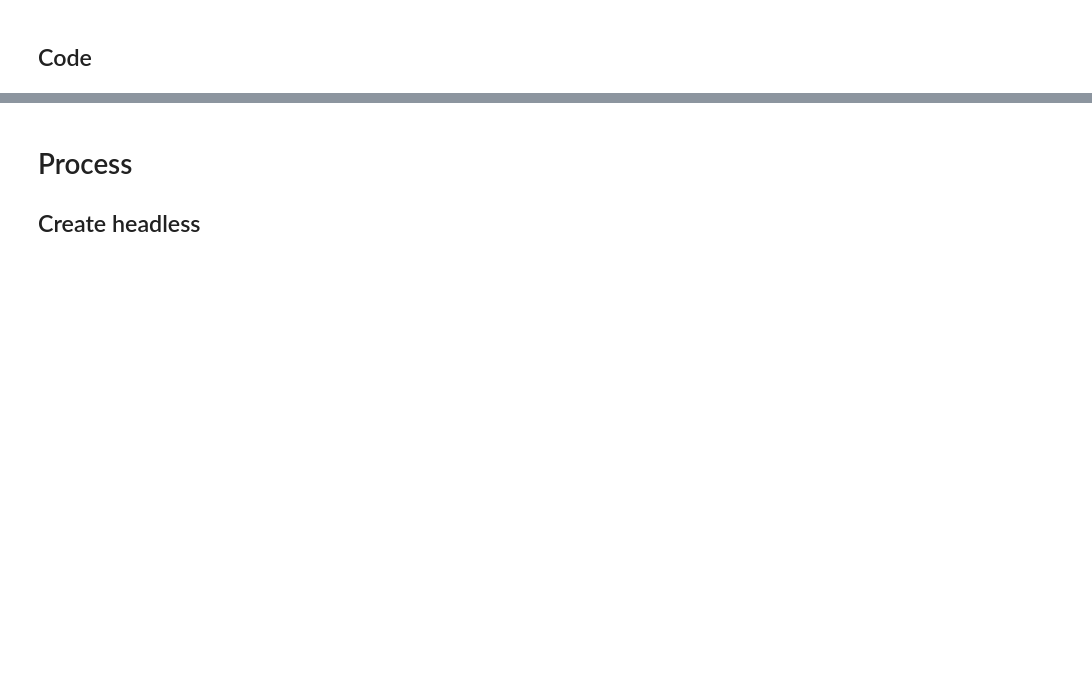
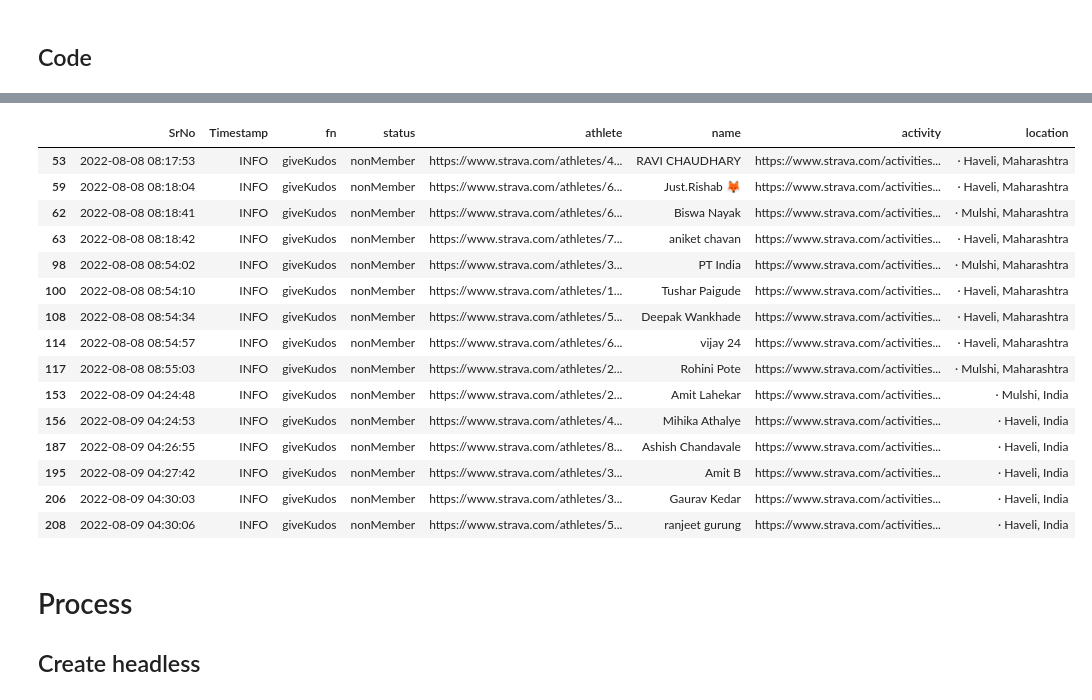
Before and after one commit to avinashmane/colab, a Jupyter notebook: strava_mileage_challenge.ipynb, the cells around one changed output, grey strips where cells are left out. Saved outputs shown, nothing was run; the diff lists cells and outputs as text; code cells hidden in the pictures; blank space fills up the shorter version.

Commit message:
Strava liker done...rest WIP

```diff
--- a/strava_mileage_challenge.ipynb
+++ b/strava_mileage_challenge.ipynb
@@ -297,0 +180,3 @@ StravaMembers=df_mc.query('strava=="strava"').id.values
+# %%
+df_mc=gsheets.Gsheet(cfg['sheets']['stravasync']['url']).getSheetDf('StravaPromoLog','A1')
+df_mc.loc[(df_mc.status=='nonMember') ].drop_duplicates('athlete').location.value_counts().head(20)
@@ -298,3 +201,26 @@ StravaMembers=df_mc.query('strava=="strava"').id.values
+# %%
+df_mc.loc[(df_mc.status=='nonMember')
+          & df_mc.location.isin([#' · Pune City, Maharashtra',' · Pune City, India',
+                                 ' · Haveli, Maharashtra', ' · Haveli, India',
+                                 ' · Mulshi, Maharashtra',' · Mulshi, India'
+                                ])].drop_duplicates('athlete',keep='last') #Haveli
+# %% [output]
+|  | SrNo | Timestamp | fn | status | athlete | name | activity | location |
+| 53 | 2022-08-08 08:17:53 | INFO | giveKudos | nonMember | https://www.strava.com/athletes/4... | RAVI CHAUDHARY | https://www.strava.com/activities... | · Haveli, Maharashtra |
+| 59 | 2022-08-08 08:18:04 | INFO | giveKudos | nonMember | https://www.strava.com/athletes/6... | Just.Rishab 🦊 | https://www.strava.com/activities... | · Haveli, Maharashtra |
+| 62 | 2022-08-08 08:18:41 | INFO | giveKudos | nonMember | https://www.strava.com/athletes/6... | Biswa Nayak | https://www.strava.com/activities... | · Mulshi, Maharashtra |
+| 63 | 2022-08-08 08:18:42 | INFO | giveKudos | nonMember | https://www.strava.com/athletes/7... | aniket chavan | https://www.strava.com/activities... | · Haveli, Maharashtra |
+| 98 | 2022-08-08 08:54:02 | INFO | giveKudos | nonMember | https://www.strava.com/athletes/3... | PT India | https://www.strava.com/activities... | · Mulshi, Maharashtra |
+| 100 | 2022-08-08 08:54:10 | INFO | giveKudos | nonMember | https://www.strava.com/athletes/1... | Tushar Paigude | https://www.strava.com/activities... | · Haveli, Maharashtra |
+| 108 | 2022-08-08 08:54:34 | INFO | giveKudos | nonMember | https://www.strava.com/athletes/5... | Deepak Wankhade | https://www.strava.com/activities... | · Haveli, Maharashtra |
+| 114 | 2022-08-08 08:54:57 | INFO | giveKudos | nonMember | https://www.strava.com/athletes/6... | vijay 24 | https://www.strava.com/activities... | · Haveli, Maharashtra |
+| 117 | 2022-08-08 08:55:03 | INFO | giveKudos | nonMember | https://www.strava.com/athletes/2... | Rohini Pote | https://www.strava.com/activities... | · Mulshi, Maharashtra |
+| 153 | 2022-08-09 04:24:48 | INFO | giveKudos | nonMember | https://www.strava.com/athletes/2... | Amit Lahekar | https://www.strava.com/activities... | · Mulshi, India |
+| 156 | 2022-08-09 04:24:53 | INFO | giveKudos | nonMember | https://www.strava.com/athletes/4... | Mihika Athalye | https://www.strava.com/activities... | · Haveli, India |
+| 187 | 2022-08-09 04:26:55 | INFO | giveKudos | nonMember | https://www.strava.com/athletes/8... | Ashish Chandavale | https://www.strava.com/activities... | · Haveli, India |
+| 195 | 2022-08-09 04:27:42 | INFO | giveKudos | nonMember | https://www.strava.com/athletes/3... | Amit B | https://www.strava.com/activities... | · Haveli, India |
+| 206 | 2022-08-09 04:30:03 | INFO | giveKudos | nonMember | https://www.strava.com/athletes/3... | Gaurav Kedar | https://www.strava.com/activities... | · Haveli, India |
+| 208 | 2022-08-09 04:30:06 | INFO | giveKudos | nonMember | https://www.strava.com/athletes/5... | ranjeet gurung | https://www.strava.com/activities... | · Haveli, India |
 # %% [markdown]
 # Process
 ## Create headless
```
Also changed, not shown: parts of 19 cells of this notebook, 4 other files.
